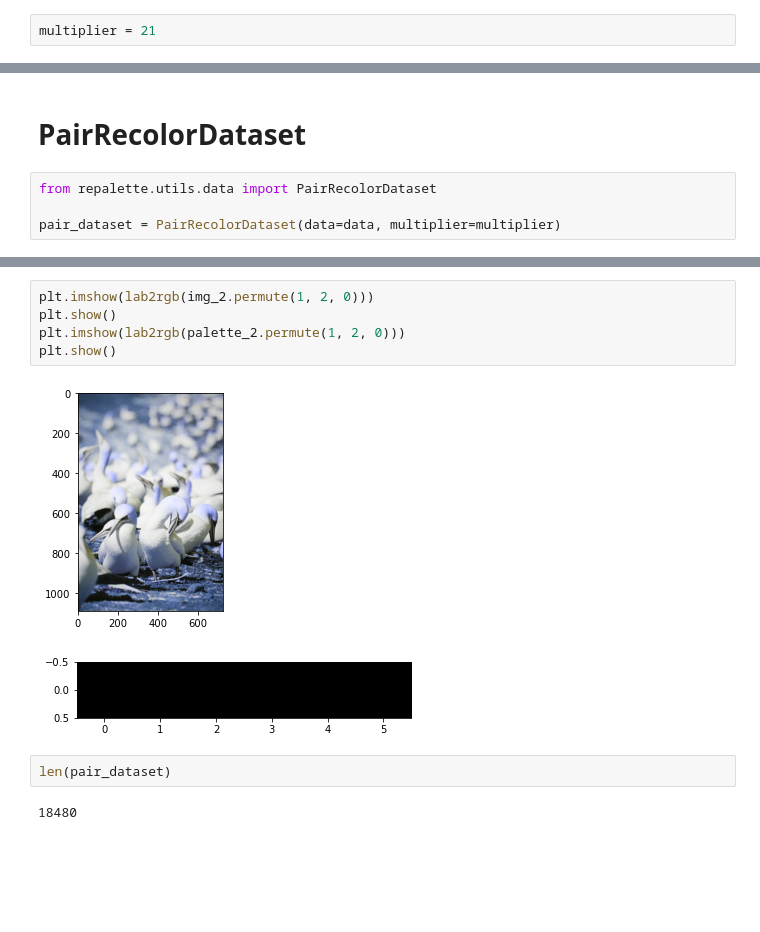
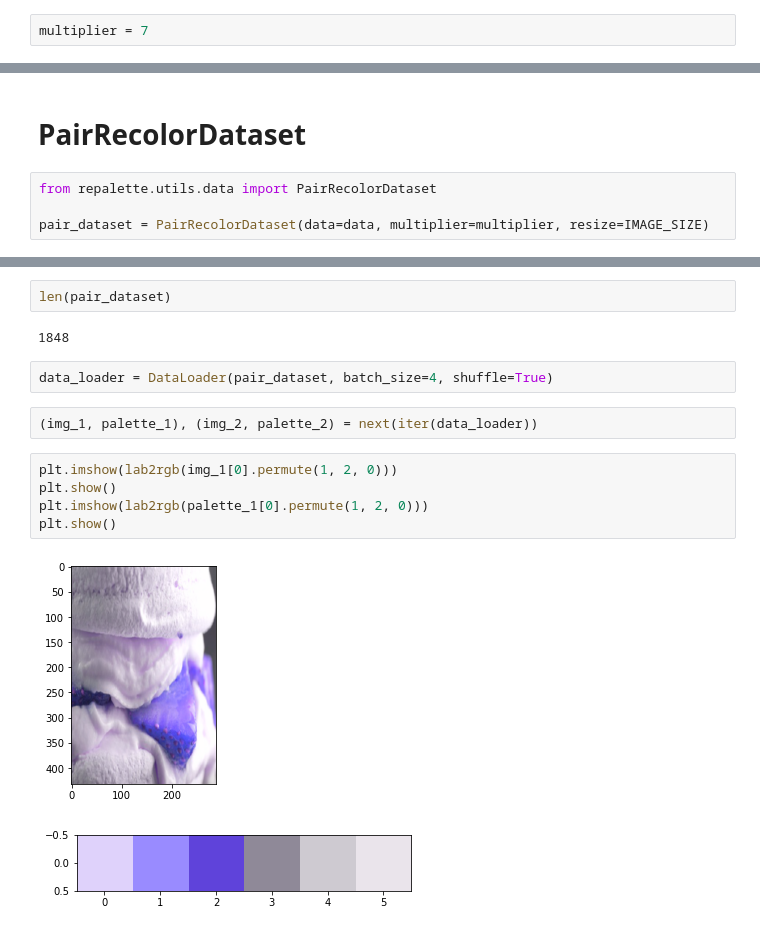
Before and after one commit to danielgafni/repalette, a Jupyter notebook: notebooks/dataset.ipynb, the cells around one changed output, grey strips where cells are left out. Cells and saved outputs as stored; diff of their text form; blank space fills up the shorter version.

```diff
--- a/notebooks/dataset.ipynb
+++ b/notebooks/dataset.ipynb
@@ -12,7 +12,7 @@ data.head()
 | 3 | data/design-seeds-data/3.jpg | data/design-seeds-data/3.npy |
 | 4 | data/design-seeds-data/4.jpg | data/design-seeds-data/4.npy |
 # %%
-multiplier = 21
+multiplier = 7
 # %% [markdown]
 # RecolorDataset
 # %%
@@ -43,4 +44,4 @@ plt.show()
 # %%
 from repalette.utils.data import PairRecolorDataset
 
-pair_dataset = PairRecolorDataset(data=data, multiplier=multiplier)
+pair_dataset = PairRecolorDataset(data=data, multiplier=multiplier, resize=IMAGE_SIZE)
@@ -61,12 +48,16 @@ plt.show()
-# %%
-plt.imshow(lab2rgb(img_2.permute(1, 2, 0)))
-plt.show()
-plt.imshow(lab2rgb(palette_2.permute(1, 2, 0)))
-plt.show()
-# %% [output]
-[figure, removed]
-[figure, removed]
 # %%
 len(pair_dataset)
 # %% [output]
-18480
+1848
+# %%
+data_loader = DataLoader(pair_dataset, batch_size=4, shuffle=True)
+# %%
+(img_1, palette_1), (img_2, palette_2) = next(iter(data_loader))
+# %%
+plt.imshow(lab2rgb(img_1[0].permute(1, 2, 0)))
+plt.show()
+plt.imshow(lab2rgb(palette_1[0].permute(1, 2, 0)))
+plt.show()
+# %% [output]
+[figure, added]
+[figure, added]
```
Also changed, not shown: parts of 9 cells of this notebook.
